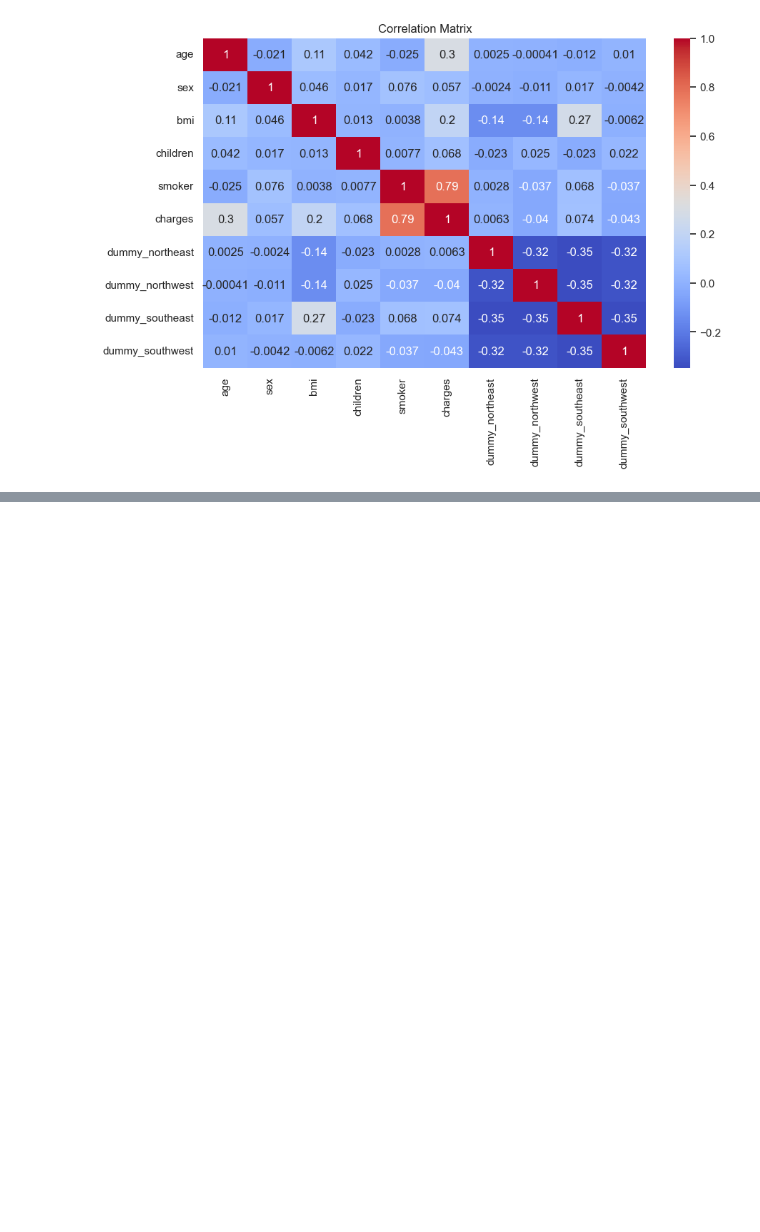
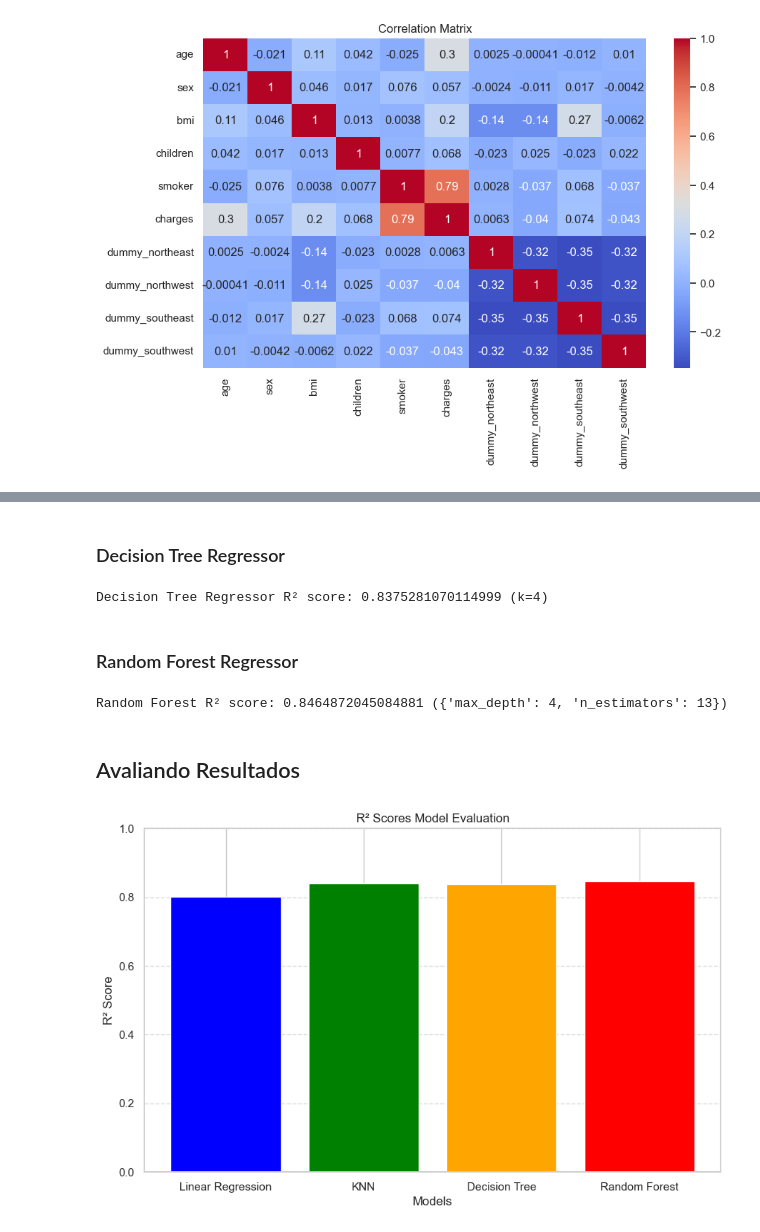
Before and after one commit to lucasrarruda/AI4DEV, a Jupyter notebook: Phase1/ML_Challenge/InsuranceValuePrediction.ipynb, the cells around one changed output, grey strips where cells are left out. Cells and saved outputs as stored; diff of their text form; code cells hidden in the pictures; blank space fills up the shorter version.

Commit message:
Added R2 evaluation score

```diff
--- a/Phase1/ML_Challenge/InsuranceValuePrediction.ipynb
+++ b/Phase1/ML_Challenge/InsuranceValuePrediction.ipynb
@@ -237,0 +214,56 @@ O modelo gerado parece representar bem apenas uma parte da variedade dos dados.
+# %% [markdown]
+### Decision Tree Regressor
+# %%
+from sklearn.model_selection import GridSearchCV
+from sklearn.tree import DecisionTreeRegressor
+
+param_grid = {'max_depth': range(1, 7)}
+
+decisiontree_model = DecisionTreeRegressor(max_depth=5, random_state=42)
+
+grid_search = GridSearchCV(estimator=decisiontree_model, param_grid=param_grid, cv=5, scoring='r2', n_jobs=-1)
+grid_search.fit(x_train, y_train)
+
+best_depth = grid_search.best_params_['max_depth']
+decisiontree_score = grid_search.best_score_
+
+print(f"Decision Tree Regressor R² score: {decisiontree_score} (k={best_depth})")
+# %% [output]
+Decision Tree Regressor R² score: 0.8375281070114999 (k=4)
+# %% [markdown]
+### Random Forest Regressor
+# %%
+from sklearn.ensemble import RandomForestRegressor
+
+
+param_grid = {
+    'n_estimators': [3, 7, 13],
+    'max_depth': range(1, 7)
+}
+randomforest_model = RandomForestRegressor(random_state=42)
+grid_search = GridSearchCV(estimator=randomforest_model, param_grid=param_grid, cv=5, scoring='r2', n_jobs=-1)
+grid_search.fit(x_train, y_train)
+
+best_params = grid_search.best_params_
+randomforest_score = grid_search.best_score_
+
+print(f"Random Forest R² score: {randomforest_score} ({best_params})")
+# %% [output]
+Random Forest R² score: 0.8464872045084881 ({'max_depth': 4, 'n_estimators': 13})
+# %% [markdown]
+## Avaliando Resultados
+# %%
+models = ['Linear Regression', 'KNN', 'Decision Tree', 'Random Forest']
+r2_scores = [linear_regression_score, knn_score, decisiontree_score, randomforest_score]
+
+plt.figure(figsize=(10, 6))
+plt.bar(models, r2_scores, color=['blue', 'green', 'orange', 'red'])
+plt.ylim(0, 1)
+plt.title('R² Scores Model Evaluation')
+plt.xlabel('Models')
+plt.ylabel('R² Score')
+plt.axhline(y=0, color='black', linewidth=0.8, linestyle='--')
+plt.grid(axis='y', linestyle='--', alpha=0.7)
+plt.show()
+# %% [output]
+[figure, added]
```
Also changed, not shown: parts of 10 cells of this notebook.
